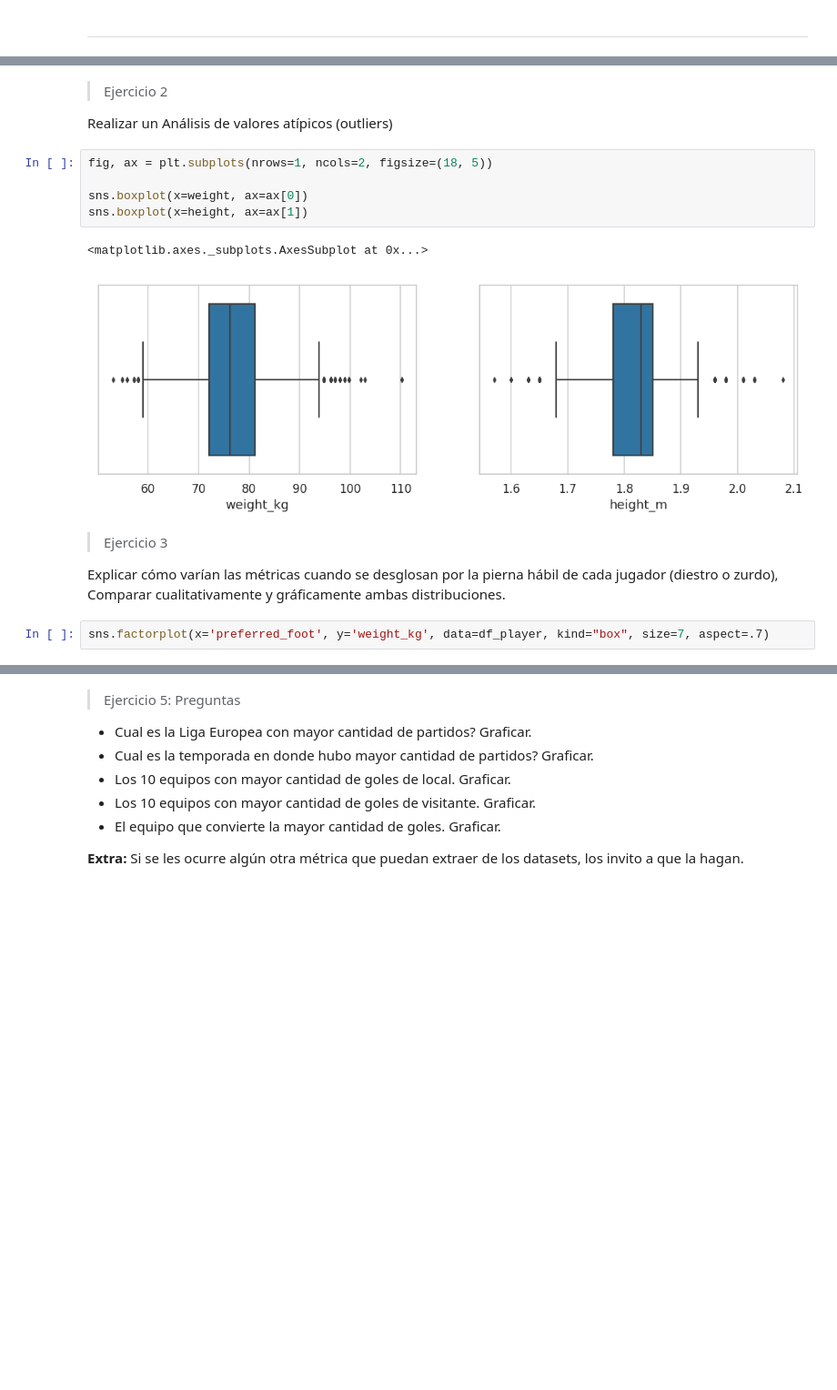
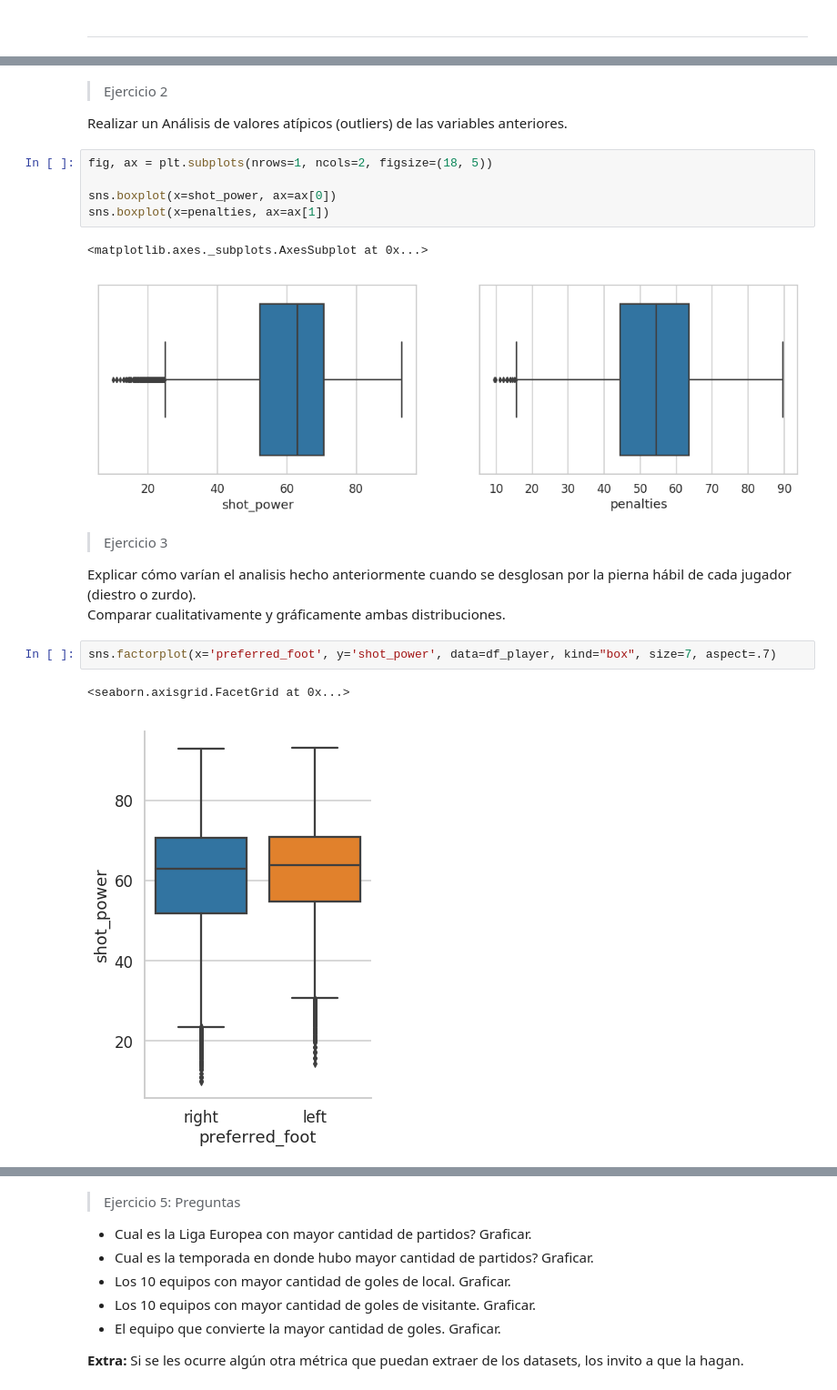
Before and after one commit to diplodatos2019/Mentoria_Analisis_Visualizacion_Datos, a Jupyter notebook: Practico_AyV_Resuelto.ipynb, the cells around one changed output, grey strips where cells are left out. Shown at 91% size. Cells and saved outputs as stored; diff of their text form; blank space fills up the shorter version.

```diff
--- a/Practico_AyV_Resuelto.ipynb
+++ b/Practico_AyV_Resuelto.ipynb
@@ -216,19 +228,23 @@ ax_h.plot()
 # %% [markdown]
 > Ejercicio 2
 
-Realizar un Análisis de valores atípicos (outliers)
+Realizar un Análisis de valores atípicos (outliers) de las variables anteriores.
 # %%
 fig, ax = plt.subplots(nrows=1, ncols=2, figsize=(18, 5))
 
-sns.boxplot(x=weight, ax=ax[0])
-sns.boxplot(x=height, ax=ax[1])
+sns.boxplot(x=shot_power, ax=ax[0])
+sns.boxplot(x=penalties, ax=ax[1])
 # %% [output]
 <matplotlib.axes._subplots.AxesSubplot at 0x...>
-[figure, old version]
+[figure, new version]
 # %% [markdown]
 > Ejercicio 3
 
-Explicar cómo varían las métricas cuando se desglosan por la pierna hábil de cada jugador (diestro o zurdo), Comparar cualitativamente y gráficamente ambas distribuciones.
+Explicar cómo varían el analisis hecho anteriormente cuando se desglosan por la pierna hábil de cada jugador (diestro o zurdo).
+Comparar cualitativamente y gráficamente ambas distribuciones.
 # %%
-sns.factorplot(x='preferred_foot', y='weight_kg', data=df_player, kind="box", size=7, aspect=.7)
+sns.factorplot(x='preferred_foot', y='shot_power', data=df_player, kind="box", size=7, aspect=.7)
+# %% [output]
+<seaborn.axisgrid.FacetGrid at 0x...>
+[figure, added]
 # %%
```
Also changed, not shown: parts of 36 cells of this notebook, 1 other file.
